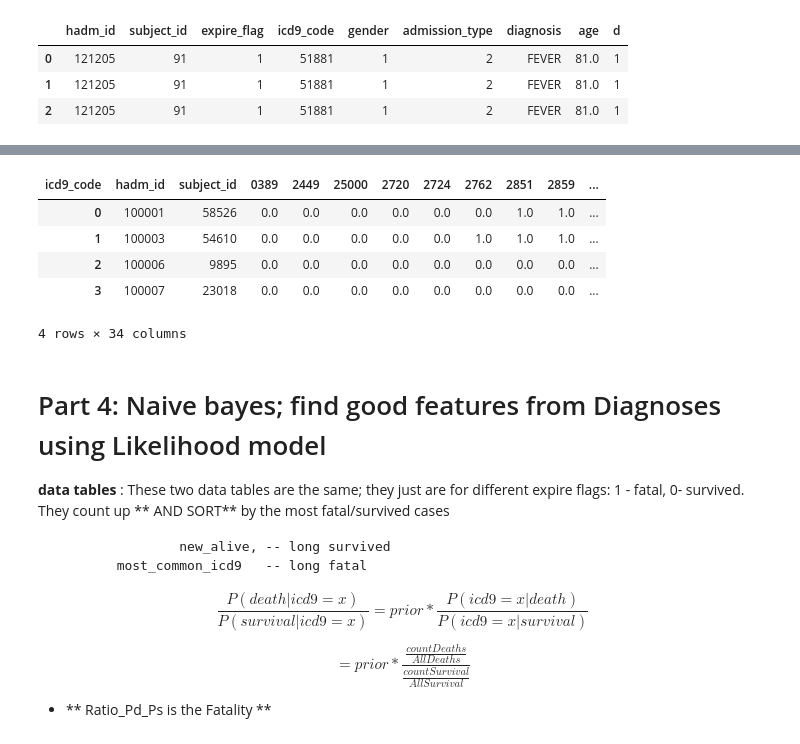
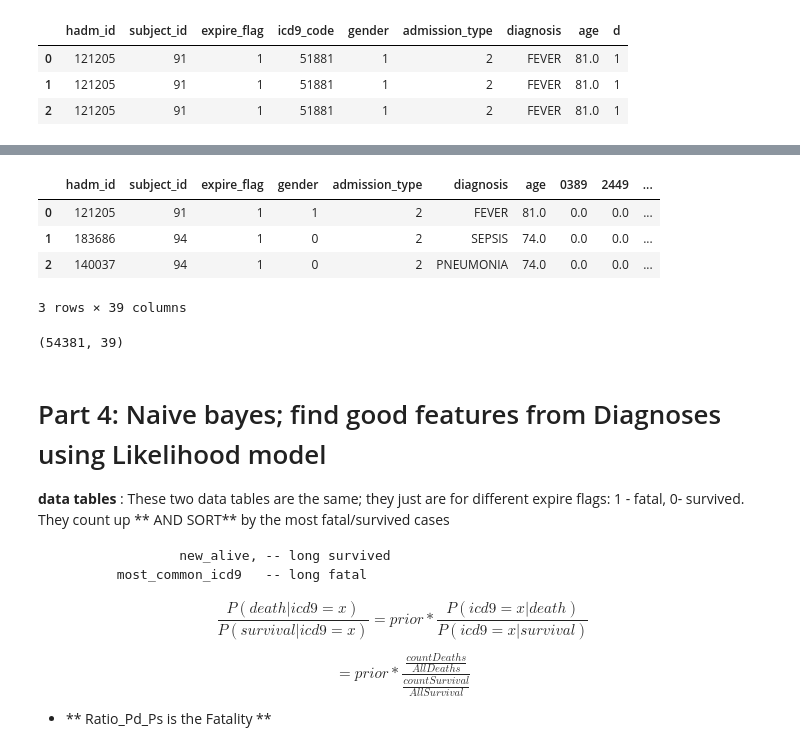
Before and after one commit to billiescodes/mortality_in_ICU, a Jupyter notebook: 01_ExploratoryAnalysis.ipynb, the cells around one changed output, grey strips where cells are left out. Drawn from its saved outputs; the diff is of its cells as text; code cells hidden in the pictures.

```diff
--- a/01_ExploratoryAnalysis.ipynb
+++ b/01_ExploratoryAnalysis.ipynb
@@ -955,12 +947,3 @@ pre_pivot = pd.pivot_table(pre_bayes, values='d', index=['hadm_id','subject_id']
 ### flatten the index, and fill NaN's with 0
 pre_pivot.reset_index(col_level=0, inplace = True)
 pre_pivot.fillna(0, inplace=True)
-# %%
-pre_pivot[:4]
-# %% [output]
-| icd9_code | hadm_id | subject_id | 0389 | 2449 | 25000 | 2720 | 2724 | 2762 | 2851 | 2859 | ... |
-| 0 | 100001 | 58526 | 0.0 | 0.0 | 0.0 | 0.0 | 0.0 | 0.0 | 1.0 | 1.0 | ... |
-| 1 | 100003 | 54610 | 0.0 | 0.0 | 0.0 | 0.0 | 0.0 | 1.0 | 1.0 | 1.0 | ... |
-| 2 | 100006 | 9895 | 0.0 | 0.0 | 0.0 | 0.0 | 0.0 | 0.0 | 0.0 | 0.0 | ... |
-| 3 | 100007 | 23018 | 0.0 | 0.0 | 0.0 | 0.0 | 0.0 | 0.0 | 0.0 | 0.0 | ... |
-4 rows × 34 columns
@@ -968,0 +950,16 @@ merged_FINAL = pd.merge(df_tmp, tmp, how='left', on='hadm_id')
+# %%
+"""merge on admissio-id and subject id
+"""
+merged_pre_bayes = pd.merge(pre_tmp, pre_pivot, how='left', on=['hadm_id','subject_id'])
+# %%
+merged_pre_bayes[:3]
+# %% [output]
+|  | hadm_id | subject_id | expire_flag | gender | admission_type | diagnosis | age | 0389 | 2449 | ... |
+| 0 | 121205 | 91 | 1 | 1 | 2 | FEVER | 81.0 | 0.0 | 0.0 | ... |
+| 1 | 183686 | 94 | 1 | 0 | 2 | SEPSIS | 74.0 | 0.0 | 0.0 | ... |
+| 2 | 140037 | 94 | 1 | 0 | 2 | PNEUMONIA | 74.0 | 0.0 | 0.0 | ... |
+3 rows × 39 columns
+# %%
+merged_pre_bayes.shape
+# %% [output]
+(54381, 39)
```
Also changed, not shown: parts of 5 cells of this notebook.
